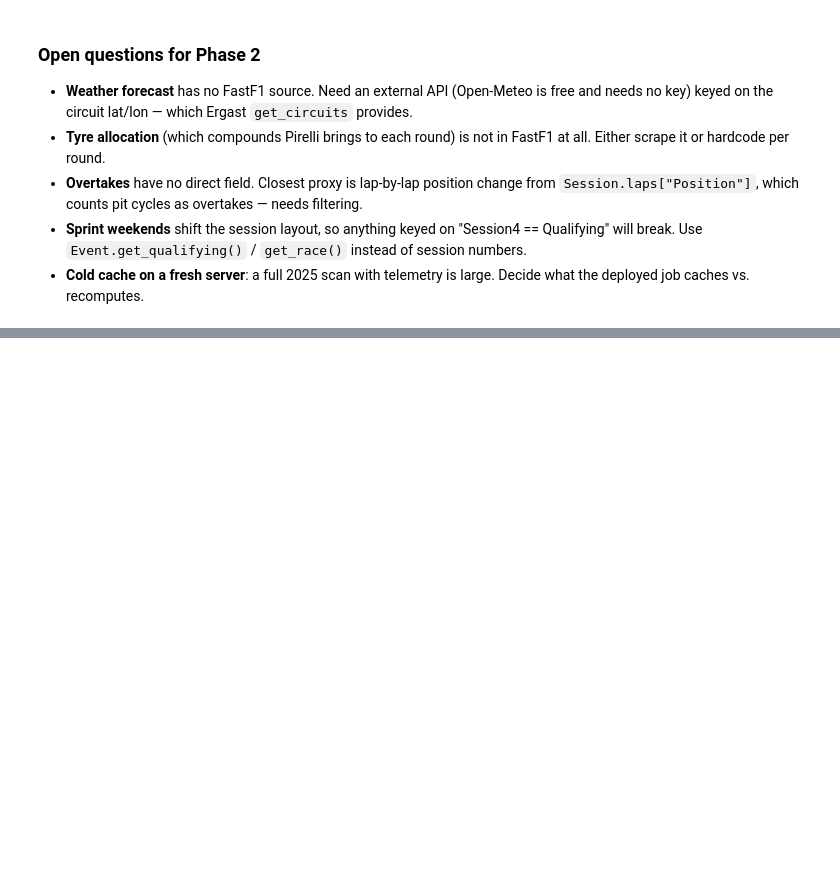
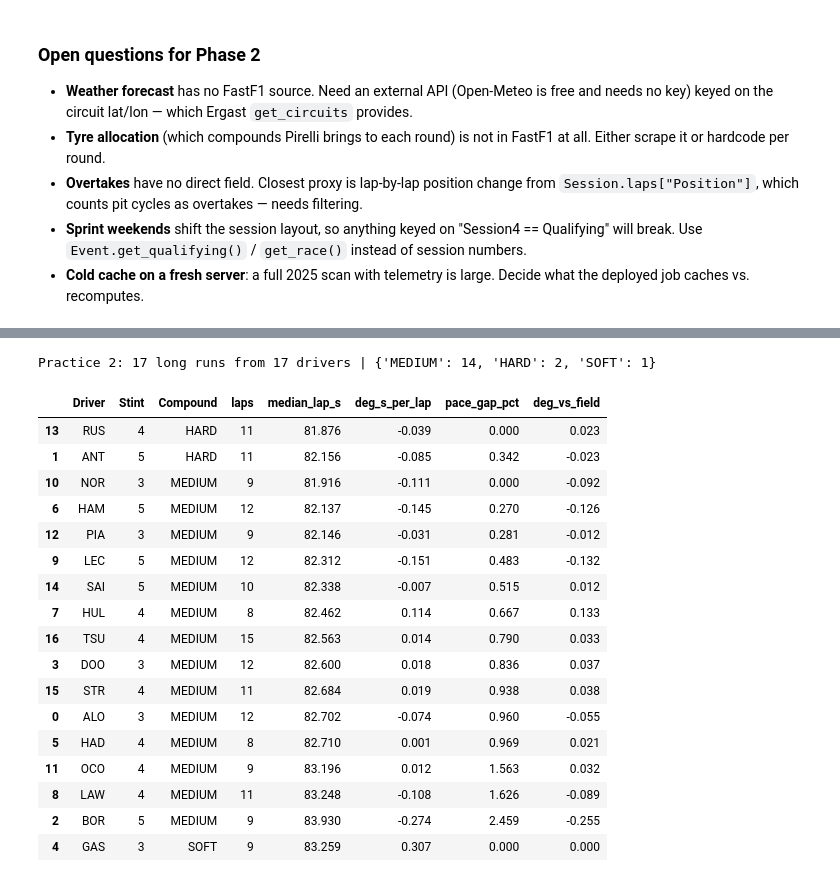
Before and after one commit to LizheZhao/race-preds, a Jupyter notebook: nb/fastf1-data-explore.ipynb, the cells around one changed output, grey strips where cells are left out. Saved outputs shown, nothing was run; the diff lists cells and outputs as text; code cells hidden in the pictures; blank space fills up the shorter version.

```diff
--- a/nb/fastf1-data-explore.ipynb
+++ b/nb/fastf1-data-explore.ipynb
@@ -500,0 +1181,61 @@ cost
+# %%
+from scipy.stats import theilslopes
+
+MIN_STINT_LAPS = 8
+
+
+def long_runs(session, min_laps=MIN_STINT_LAPS):
+    """one row per clean stint of min_laps+ laps: median pace and degradation slope"""
+    clean = session.laps.pick_wo_box().pick_track_status("1").pick_accurate().pick_not_deleted()
+    clean = clean.assign(lap_s=clean["LapTime"].dt.total_seconds())
+
+    # cool-down laps stay green and accurate, so filter them against the stint median
+    stint_median = clean.groupby(["Driver", "Stint"])["lap_s"].transform("median")
+    clean = clean[clean["lap_s"] <= stint_median * 1.03]
+
+    rows = []
+    for (driver, stint), g in clean.groupby(["Driver", "Stint"]):
+        if len(g) < min_laps:
+            continue
+        rows.append({
+            "Driver": driver,
+            "Stint": int(stint),
+            "Compound": g["Compound"].iloc[0],
+            "laps": len(g),
+            "median_lap_s": g["lap_s"].median(),
+            "deg_s_per_lap": theilslopes(g["lap_s"], g["TyreLife"])[0],
+        })
+    return pd.DataFrame(rows)
+
+
+long_run_session = weekend["FP2"] if "FP2" in weekend else weekend["FP1"]
+runs = long_runs(long_run_session)
+
+# relative to the field on the same compound
+by_compound = runs.groupby("Compound")
+runs["pace_gap_pct"] = (runs["median_lap_s"] / by_compound["median_lap_s"].transform("min") - 1) * 100
+runs["deg_vs_field"] = runs["deg_s_per_lap"] - by_compound["deg_s_per_lap"].transform("median")
+
+print(f"{long_run_session.name}: {len(runs)} long runs from {runs['Driver'].nunique()} drivers | "
+      f"{runs['Compound'].value_counts().to_dict()}")
+runs.sort_values(["Compound", "pace_gap_pct"]).round(3)
+# %% [output]
+Practice 2: 17 long runs from 17 drivers | {'MEDIUM': 14, 'HARD': 2, 'SOFT': 1}
+|  | Driver | Stint | Compound | laps | median_lap_s | deg_s_per_lap | pace_gap_pct | deg_vs_field |
+| 13 | RUS | 4 | HARD | 11 | 81.876 | -0.039 | 0.000 | 0.023 |
+| 1 | ANT | 5 | HARD | 11 | 82.156 | -0.085 | 0.342 | -0.023 |
+| 10 | NOR | 3 | MEDIUM | 9 | 81.916 | -0.111 | 0.000 | -0.092 |
+| 6 | HAM | 5 | MEDIUM | 12 | 82.137 | -0.145 | 0.270 | -0.126 |
+| 12 | PIA | 3 | MEDIUM | 9 | 82.146 | -0.031 | 0.281 | -0.012 |
+| 9 | LEC | 5 | MEDIUM | 12 | 82.312 | -0.151 | 0.483 | -0.132 |
+| 14 | SAI | 5 | MEDIUM | 10 | 82.338 | -0.007 | 0.515 | 0.012 |
+| 7 | HUL | 4 | MEDIUM | 8 | 82.462 | 0.114 | 0.667 | 0.133 |
+| 16 | TSU | 4 | MEDIUM | 15 | 82.563 | 0.014 | 0.790 | 0.033 |
+| 3 | DOO | 3 | MEDIUM | 12 | 82.600 | 0.018 | 0.836 | 0.037 |
+| 15 | STR | 4 | MEDIUM | 11 | 82.684 | 0.019 | 0.938 | 0.038 |
+| 0 | ALO | 3 | MEDIUM | 12 | 82.702 | -0.074 | 0.960 | -0.055 |
+| 5 | HAD | 4 | MEDIUM | 8 | 82.710 | 0.001 | 0.969 | 0.021 |
+| 11 | OCO | 4 | MEDIUM | 9 | 83.196 | 0.012 | 1.563 | 0.032 |
+| 8 | LAW | 4 | MEDIUM | 11 | 83.248 | -0.108 | 1.626 | -0.089 |
+| 2 | BOR | 5 | MEDIUM | 9 | 83.930 | -0.274 | 2.459 | -0.255 |
+| 4 | GAS | 3 | SOFT | 9 | 83.259 | 0.307 | 0.000 | 0.000 |
```
Also changed, not shown: parts of 56 cells of this notebook, 40 other files.
